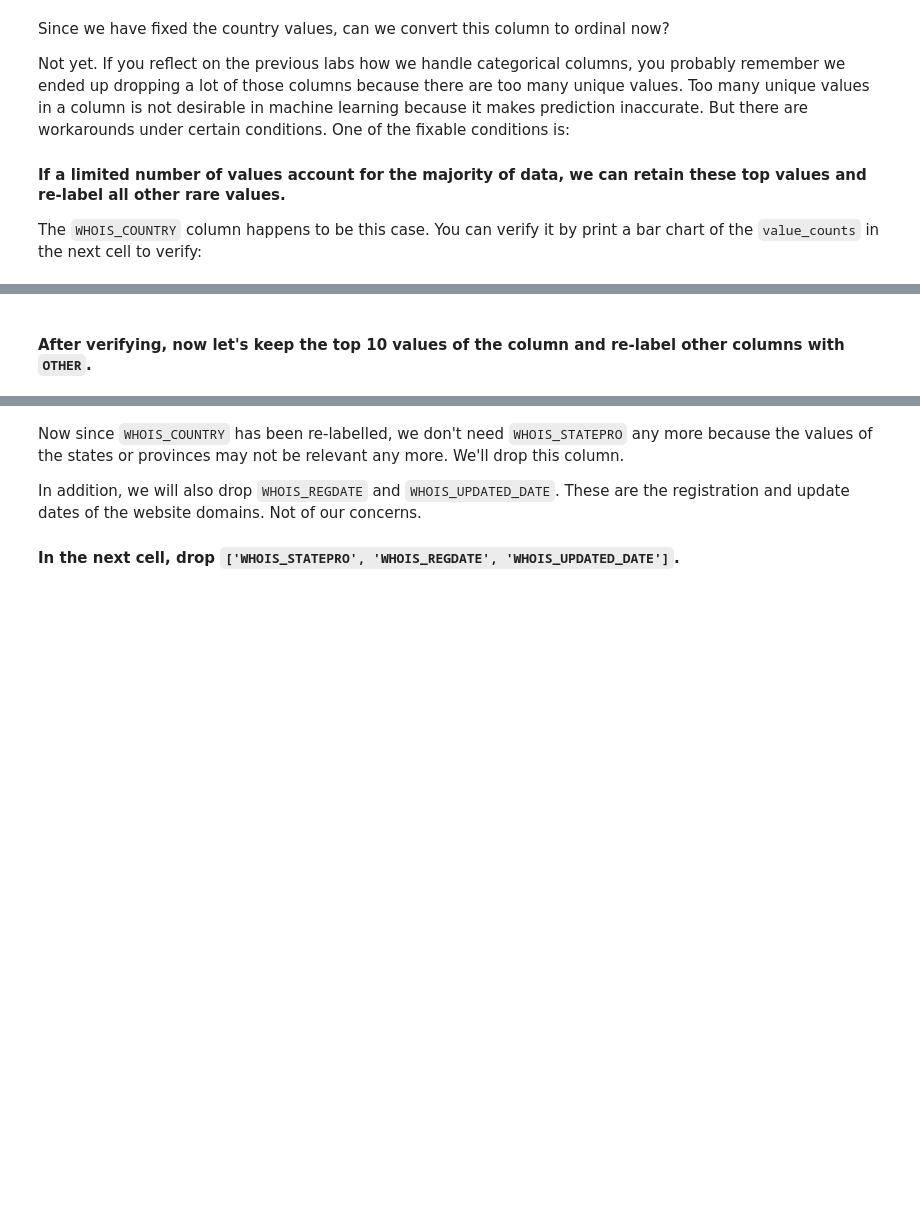
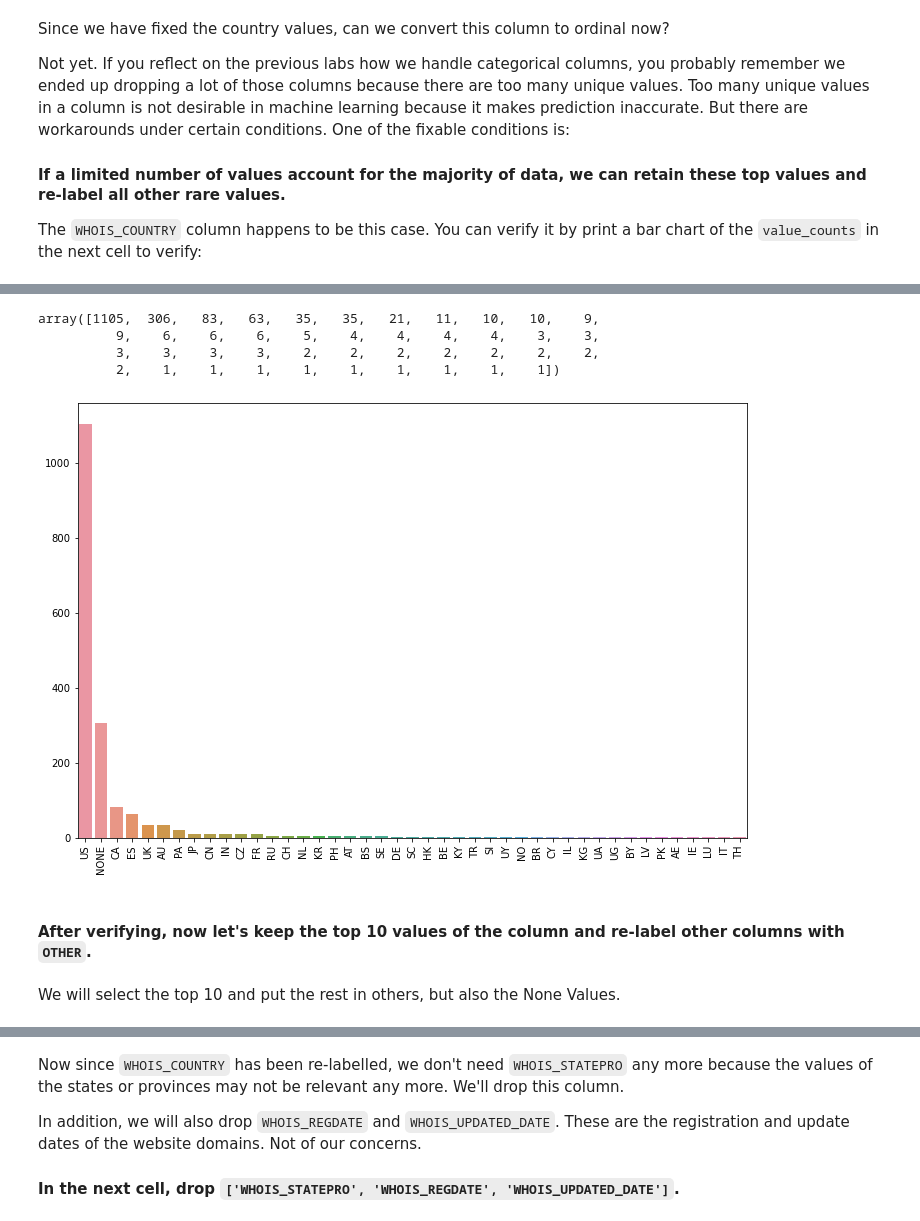
Before and after one commit to ta-data-remote/lab-supervised-learning, a Jupyter notebook: your-code/main.ipynb, the cells around one changed output, grey strips where cells are left out. Drawn from its saved outputs; the diff is of its cells as text; code cells hidden in the pictures; blank space fills up the shorter version.

```diff
--- a/your-code/main.ipynb
+++ b/your-code/main.ipynb
@@ -144,0 +230,2 @@ dtype: int64
+# %%
+web2.dropna(axis = 0, how ='any',inplace=True)
@@ -192,0 +309,2 @@ How to handle string columns is always case by case. Let's start by working on `
+# %%
+web2['WHOIS_COUNTRY'] = web2['WHOIS_COUNTRY'].str.upper()
@@ -192,0 +319,4 @@ How to handle string columns is always case by case. Let's start by working on `
+# %%
+web2['WHOIS_COUNTRY'].replace(["UNITED KINGDOM","[U'GB'; U'UK']","GB"],"UK", inplace=True)
+# %%
+web2['WHOIS_COUNTRY'].replace("CYPRUS","CY", inplace=True)
@@ -206,2 +339,15 @@ The `WHOIS_COUNTRY` column happens to be this case. You can verify it by print a
+# %%
+web2['WHOIS_COUNTRY'].value_counts().values
+# %% [output]
+array([1105,  306,   83,   63,   35,   35,   21,   11,   10,   10,    9,
+          9,    6,    6,    6,    5,    4,    4,    4,    4,    3,    3,
+          3,    3,    3,    3,    2,    2,    2,    2,    2,    2,    2,
+          2,    1,    1,    1,    1,    1,    1,    1,    1,    1])
+# %%
+fig, ax = plt.subplots(1,1,figsize = (12,8))
+sns.barplot(x = web2['WHOIS_COUNTRY'].value_counts().index, y = web2['WHOIS_COUNTRY'].value_counts().values)
+plt.xticks(rotation=90);
+# %% [output]
+[figure, added]
 # %% [markdown]
 #### After verifying, now let's keep the top 10 values of the column and re-label other columns with `OTHER`.
@@ -209,0 +354,2 @@ The `WHOIS_COUNTRY` column happens to be this case. You can verify it by print a
+# %% [markdown]
+We will select the top 10 and put the rest in others, but also the None Values.
```
Also changed, not shown: parts of 101 cells of this notebook.
